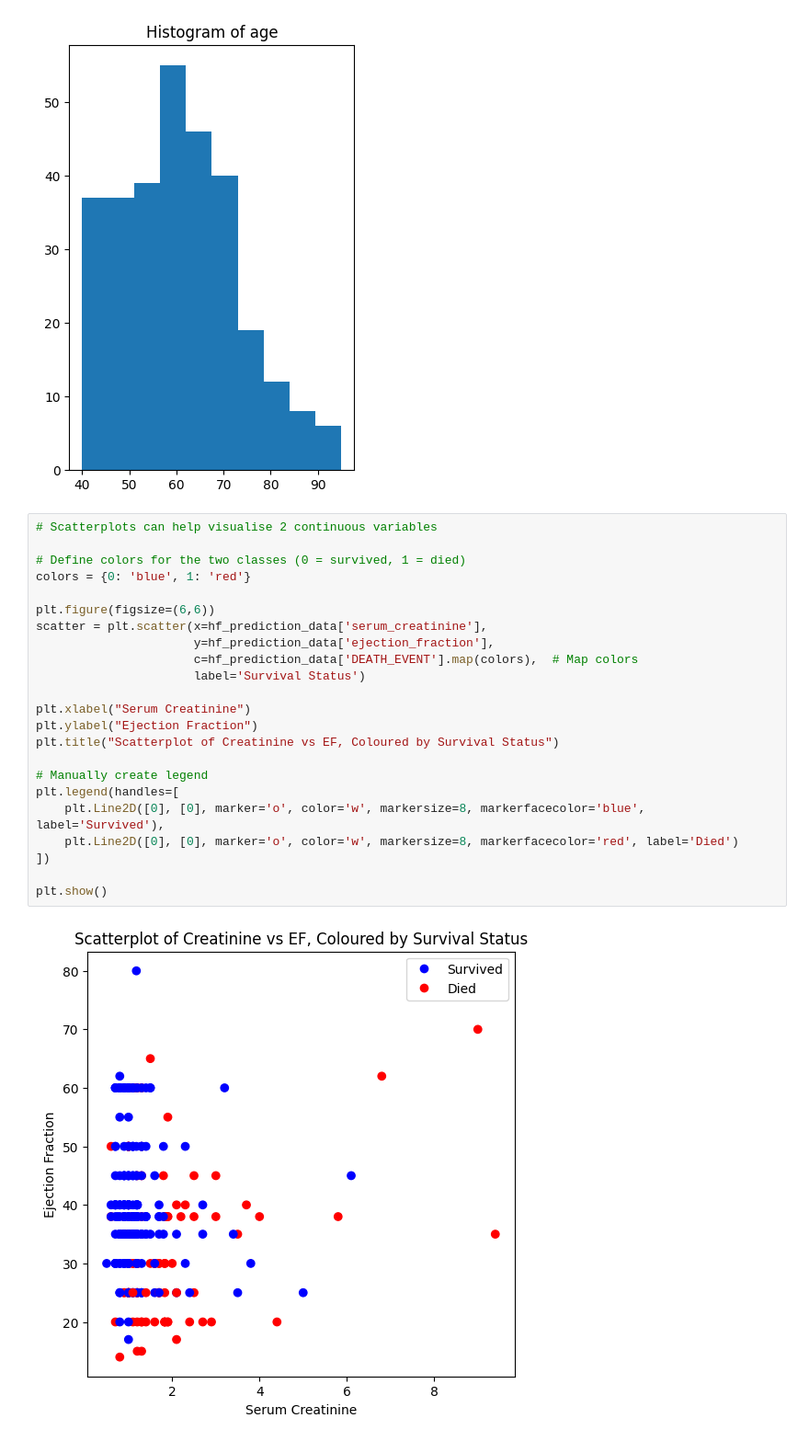
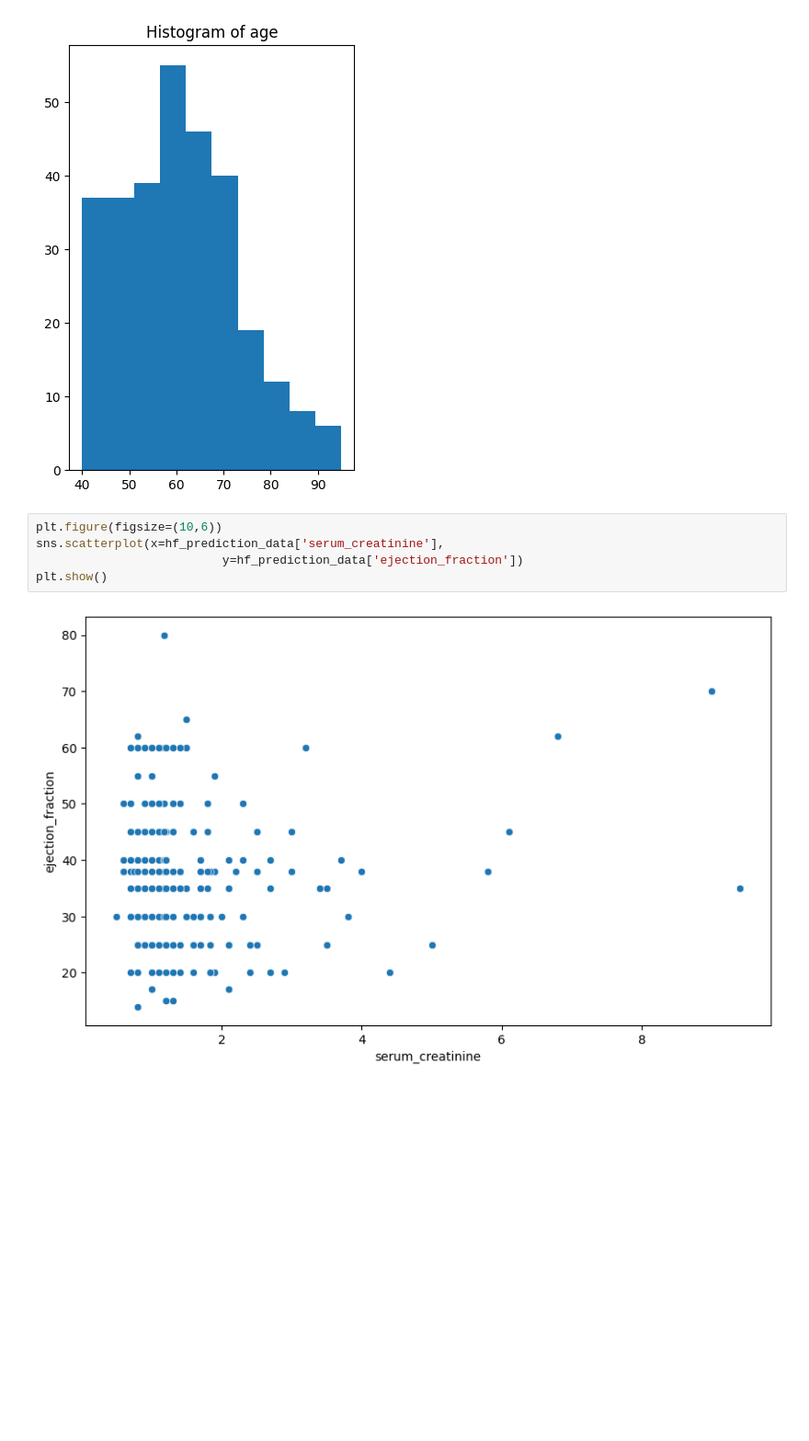
Before and after one commit to james-cranley/Python30, a Jupyter notebook: exercises/plotting.ipynb, the cells around one changed output. Shown at 92% size. Cells and saved outputs as stored; diff of their text form; blank space fills up the shorter version.

```diff
--- a/exercises/plotting.ipynb
+++ b/exercises/plotting.ipynb
@@ -87,28 +87,10 @@ plt.title("Histogram of age")
 plt.show()
 # %% [output]
 [figure]
-# %%
-# Scatterplots can help visualise 2 continuous variables
-
-# Define colors for the two classes (0 = survived, 1 = died)
-colors = {0: 'blue', 1: 'red'}
-
-plt.figure(figsize=(6,6))
-scatter = plt.scatter(x=hf_prediction_data['serum_creatinine'],
-                      y=hf_prediction_data['ejection_fraction'],
-                      c=hf_prediction_data['DEATH_EVENT'].map(colors),  # Map colors
-                      label='Survival Status')
-
-plt.xlabel("Serum Creatinine")
-plt.ylabel("Ejection Fraction")
-plt.title("Scatterplot of Creatinine vs EF, Coloured by Survival Status")
-
-# Manually create legend
-plt.legend(handles=[
-    plt.Line2D([0], [0], marker='o', color='w', markersize=8, markerfacecolor='blue', label='Survived'),
-    plt.Line2D([0], [0], marker='o', color='w', markersize=8, markerfacecolor='red', label='Died')
-])
-
-plt.show()
-# %% [output]
-[figure, removed]
+# %%
+plt.figure(figsize=(10,6))
+sns.scatterplot(x=hf_prediction_data['serum_creatinine'],
+                          y=hf_prediction_data['ejection_fraction'])
+plt.show()
+# %% [output]
+[figure, added]
```
Also changed, not shown: parts of 2 cells of this notebook.
